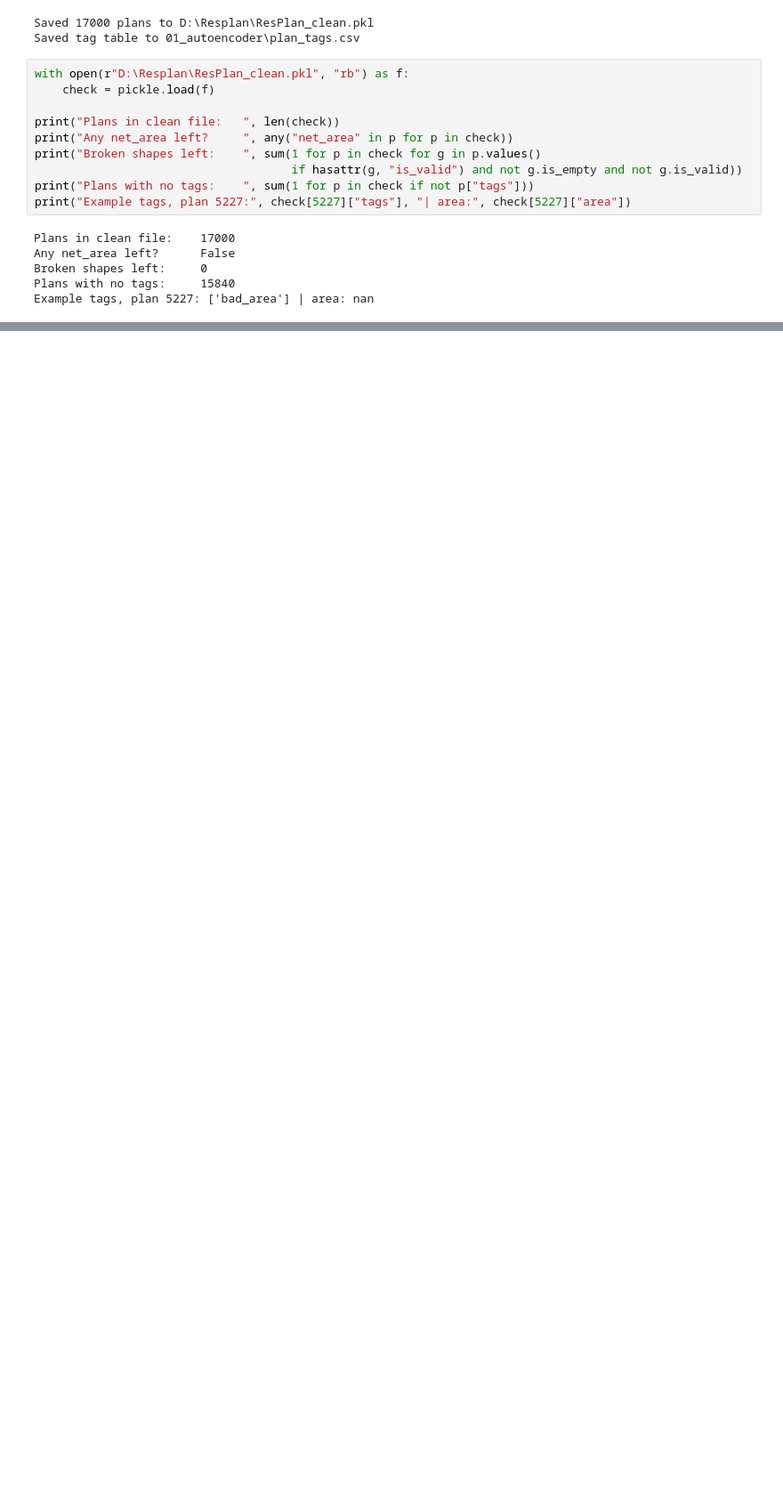
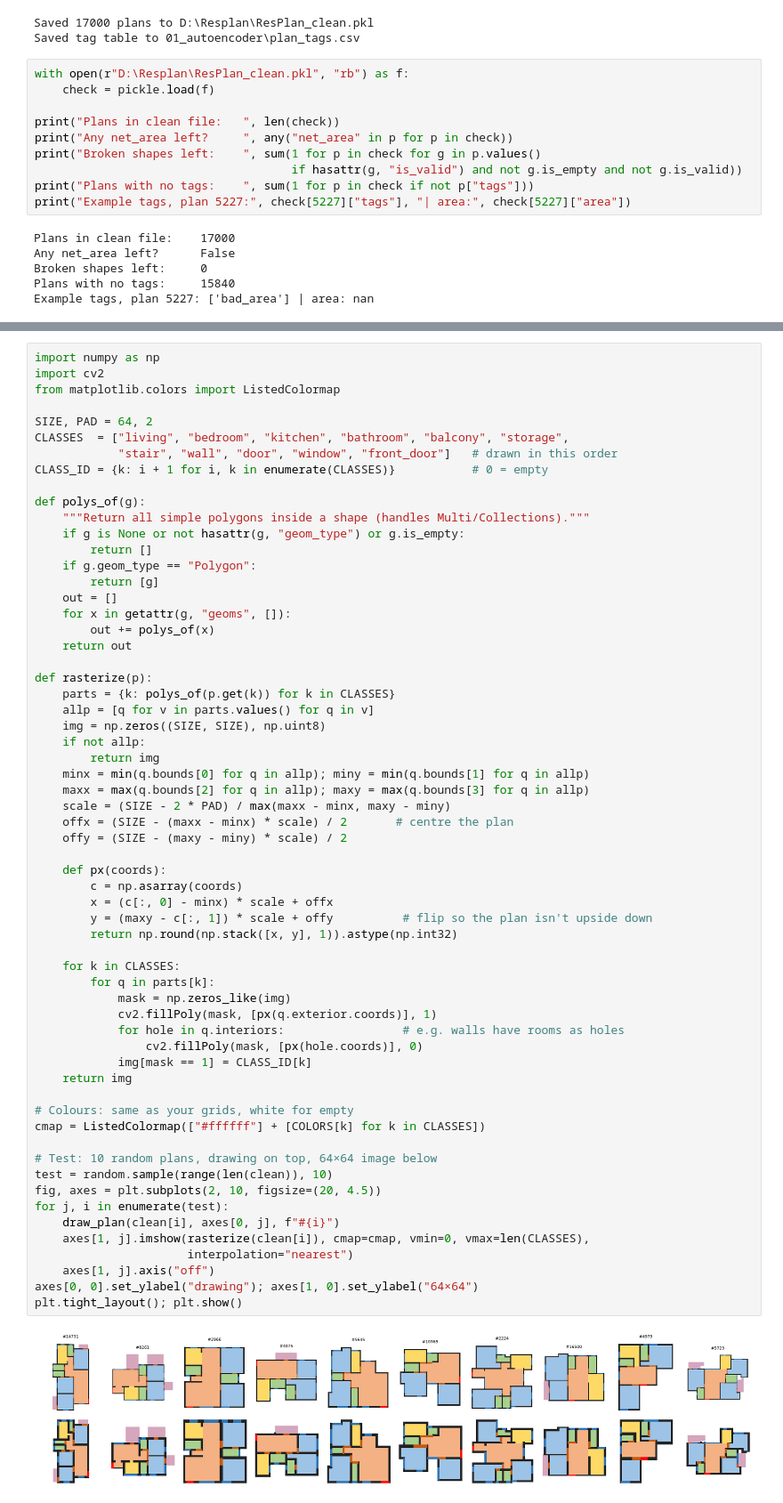
Before and after one commit to iaac-maai/hackathon-team4-resplan, a Jupyter notebook: 01_autoencoder/01_clean_data.ipynb, the cells around one changed output, grey strips where cells are left out. Shown at 89% size. Cells and saved outputs as stored; diff of their text form; blank space fills up the shorter version.

Commit message:
Day 1: rasterize all plans to 64x64 images for the autoencoder

```diff
--- a/01_autoencoder/01_clean_data.ipynb
+++ b/01_autoencoder/01_clean_data.ipynb
@@ -771,0 +774,63 @@ Example tags, plan 5227: ['bad_area'] | area: nan
+# %%
+import numpy as np
+import cv2
+from matplotlib.colors import ListedColormap
+
+SIZE, PAD = 64, 2
+CLASSES  = ["living", "bedroom", "kitchen", "bathroom", "balcony", "storage",
+            "stair", "wall", "door", "window", "front_door"]   # drawn in this order
+CLASS_ID = {k: i + 1 for i, k in enumerate(CLASSES)}           # 0 = empty
+
+def polys_of(g):
+    """Return all simple polygons inside a shape (handles Multi/Collections)."""
+    if g is None or not hasattr(g, "geom_type") or g.is_empty:
+        return []
+    if g.geom_type == "Polygon":
+        return [g]
+    out = []
+    for x in getattr(g, "geoms", []):
+        out += polys_of(x)
+    return out
+
+def rasterize(p):
+    parts = {k: polys_of(p.get(k)) for k in CLASSES}
+    allp = [q for v in parts.values() for q in v]
+    img = np.zeros((SIZE, SIZE), np.uint8)
+    if not allp:
+        return img
+    minx = min(q.bounds[0] for q in allp); miny = min(q.bounds[1] for q in allp)
+    maxx = max(q.bounds[2] for q in allp); maxy = max(q.bounds[3] for q in allp)
+    scale = (SIZE - 2 * PAD) / max(maxx - minx, maxy - miny)
+    offx = (SIZE - (maxx - minx) * scale) / 2       # centre the plan
+    offy = (SIZE - (maxy - miny) * scale) / 2
+
+    def px(coords):
+        c = np.asarray(coords)
+        x = (c[:, 0] - minx) * scale + offx
+        y = (maxy - c[:, 1]) * scale + offy          # flip so the plan isn't upside down
+        return np.round(np.stack([x, y], 1)).astype(np.int32)
+
+    for k in CLASSES:
+        for q in parts[k]:
+            mask = np.zeros_like(img)
+            cv2.fillPoly(mask, [px(q.exterior.coords)], 1)
+            for hole in q.interiors:                 # e.g. walls have rooms as holes
+                cv2.fillPoly(mask, [px(hole.coords)], 0)
+            img[mask == 1] = CLASS_ID[k]
+    return img
+
+# Colours: same as your grids, white for empty
+cmap = ListedColormap(["#ffffff"] + [COLORS[k] for k in CLASSES])
+
+# Test: 10 random plans, drawing on top, 64×64 image below
+test = random.sample(range(len(clean)), 10)
+fig, axes = plt.subplots(2, 10, figsize=(20, 4.5))
+for j, i in enumerate(test):
+    draw_plan(clean[i], axes[0, j], f"#{i}")
+    axes[1, j].imshow(rasterize(clean[i]), cmap=cmap, vmin=0, vmax=len(CLASSES),
+                      interpolation="nearest")
+    axes[1, j].axis("off")
+axes[0, 0].set_ylabel("drawing"); axes[1, 0].set_ylabel("64×64")
+plt.tight_layout(); plt.show()
+# %% [output]
+[figure, added]
```
Also changed, not shown: parts of 3 cells of this notebook.
